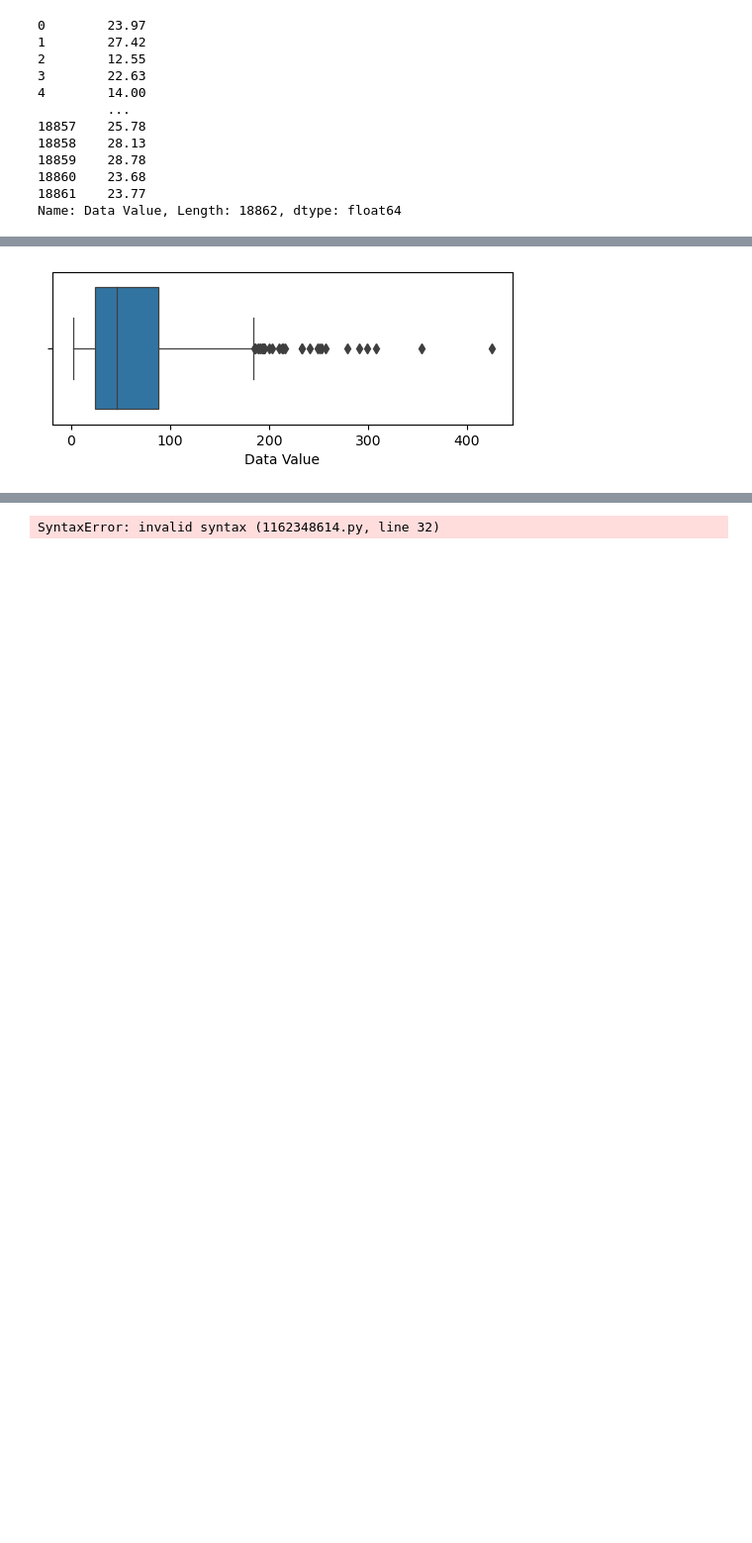
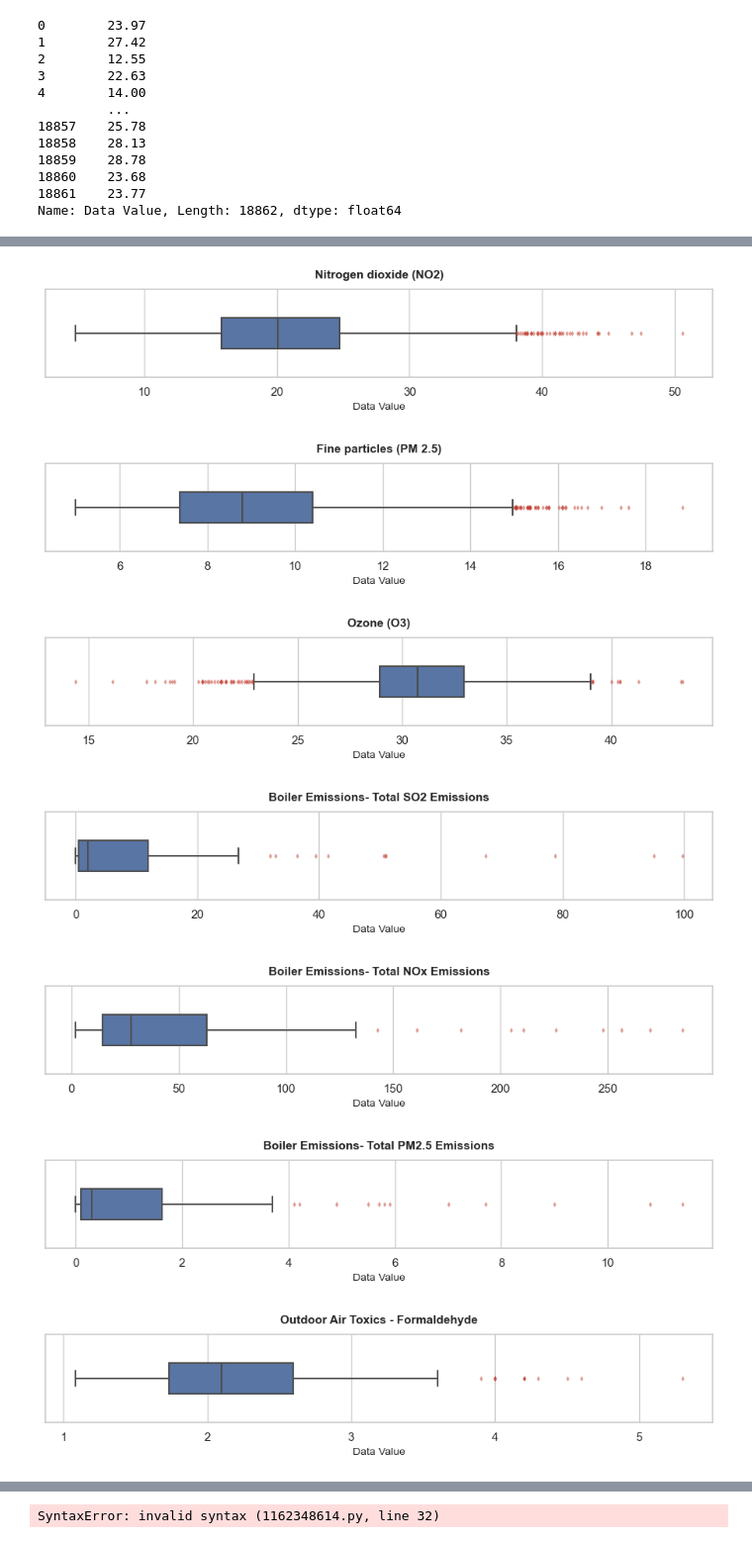
Before and after one commit to kathrynepenrod/Health-Air-Quality-Correlation-Analysis, a Jupyter notebook: final project.ipynb, the cells around one changed output, grey strips where cells are left out. Shown at 99% size. Cells and saved outputs as stored; diff of their text form; code cells hidden in the pictures; blank space fills up the shorter version.

```diff
--- a/final project.ipynb
+++ b/final project.ipynb
@@ -62 +115,5 @@ air_df['Start_Date'] = pd.to_datetime(air_df['Start_Date'])
+# %%
+#combine Start_Date and start_date
+air_df['start_date'] = air_df['start_date'].combine_first(air_df['Start_Date'])
+air_df.drop(columns=['Start_Date'], inplace=True)
 # %%
@@ -84,3 +145,6 @@ print(dirty_rows)
+# %%
+#fix the Âµg/m3 label
+air_df['Measure Info'] = air_df['Measure Info'].replace(['Âµg/m3'], 'mcg/m3')
 # %%
 #drop duplicates & locate empty cells
 air_df = air_df.drop_duplicates(subset=
@@ -163,9 +246,38 @@ plt.show()
 # %%
-#whisker box plot
+sns.set_theme(style="whitegrid")
+
+for var in target_variables:
+    subset = clean_df[clean_df["Name"] == var]
+    if subset.empty:
+        continue
+
+    plt.figure(figsize=(9, 2.2))
 
 
-plt.figure(figsize=(6, 2))
-sns.boxplot(data=clean_df, x='Data Value', linewidth=0.9)
-plt.show()
+    sns.boxplot(
+        data=subset,
+        x="Data Value",
+        color="#4C72B0",  # Box fill
+        width=0.35,
+        fliersize=3.5,  # Outlier circle size
+        flierprops={
+            "markerfacecolor": "#C0392B",
+            "markeredgecolor": "none",
+            "alpha": 0.5,
+        },  # Red semi-transparent outliers
+    )
+
+    plt.title(var, fontsize=11, fontweight="bold", pad=10)
+    plt.xlabel("Data Value", fontsize=10)
+    plt.yticks([])  # Remove y-axis tick marks
+
+    plt.tight_layout()
+    plt.show()
 # %% [output]
-[figure, old version]
+[figure, new version]
+[figure, added]
+[figure, added]
+[figure, added]
+[figure, added]
+[figure, added]
+[figure, added]
```
Also changed, not shown: parts of 9 cells of this notebook.
